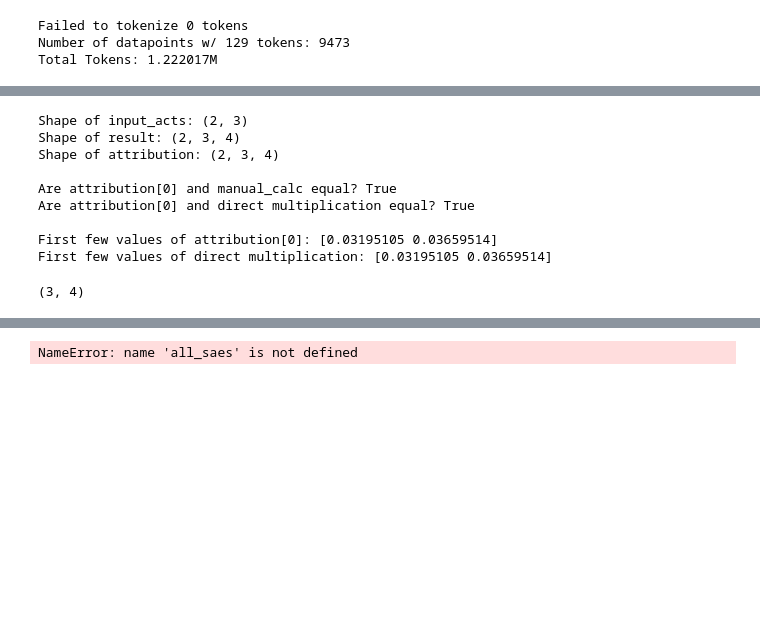
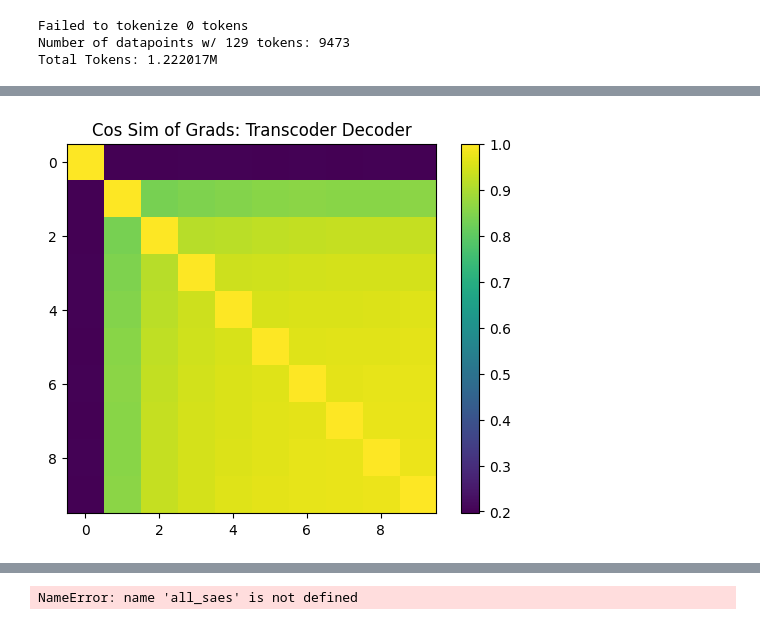
Before and after one commit to jannik-brinkmann/dictionary_learning, a Jupyter notebook: notebooks/sparse_attribution.ipynb, the cells around one changed output, grey strips where cells are left out. Cells and saved outputs as stored; diff of their text form; code cells hidden in the pictures; blank space fills up the shorter version.

```diff
--- a/notebooks/sparse_attribution.ipynb
+++ b/notebooks/sparse_attribution.ipynb
@@ -4,7 +4,7 @@ import torch
 device = torch.device("cuda" if torch.cuda.is_available() else "cpu")
 # %%
 llm = load_tinymodel()
-dataset = load_tinydataset(batch_size=1, max_seq_length=128, num_datapoints=10000)
+dataset = load_tinydataset(batch_size=1, max_seq_length=128, num_datapoints=10000, to_dataloader=False)
 all_saes = load_saes(k=30)
 # %% [output]
 Failed to tokenize 0 tokens
@@ -718,68 +134,40 @@ tensor([[-4.1819e-02,  1.4886e-02,  2.7657e-02, -5.0856e-03, -1.4936e-02,
-# %%
-import numpy as np
-
-# Create sample data
-b, k_inp, k_out = 2, 3, 4  # batch size, input size, output size
-input_acts = np.random.rand(b, k_inp)
-result = np.random.rand(b, k_inp, k_out)
-
-# Your original einsum operation
-attribution = einsum( input_acts, result, 'b k_inp, b k_inp k_out -> b k_inp k_out')
-
-# Let's look at what's happening for the first batch (index 0)
-print("Shape of input_acts:", input_acts.shape)
-print("Shape of result:", result.shape)
-print("Shape of attribution:", attribution.shape)
-
-# Manual calculation for comparison
-manual_calc = np.zeros((k_inp, k_out))
-for i in range(k_inp):
-    for j in range(k_out):
-        manual_calc[i,j] = input_acts[0,i] * result[0,i,j]
-
-print("\nAre attribution[0] and manual_calc equal?", np.allclose(attribution[0], manual_calc))
-
-# Direct multiplication comparison
-direct_mult = input_acts[0, :, None] * result[0]
-print("Are attribution[0] and direct multiplication equal?", np.allclose(attribution[0], direct_mult))
-
-# Let's see the actual values for a small slice
-print("\nFirst few values of attribution[0]:", attribution[0,0,:2])
-print("First few values of direct multiplication:", direct_mult[0,:2])
-# %% [output]
-Shape of input_acts: (2, 3)
-Shape of result: (2, 3, 4)
-Shape of attribution: (2, 3, 4)
-
-Are attribution[0] and manual_calc equal? True
-Are attribution[0] and direct multiplication equal? True
-
-First few values of attribution[0]: [0.03195105 0.03659514]
-First few values of direct multiplication: [0.03195105 0.03659514]
-# %%
-direct_mult.shape
-# %% [output]
-(3, 4)
 # %%
 # Compare the L2 MSE error between the gradients in an imshow matrix image
 import matplotlib.pyplot as plt
 import numpy as np
 
 def gradient_similarity(g1, g2):
     # g1, g2 are rectangular matrices of same shape
     # Flatten matrices into 1D vectors
     g1_flat = g1.reshape(-1)  # or g1.flatten()
     g2_flat = g2.reshape(-1)
 
     # Compute cosine similarity
     similarity = (g1_flat @ g2_flat) / (np.linalg.norm(g1_flat) * np.linalg.norm(g2_flat))
     return similarity
-grads_t_dec = torch.stack(grads_t_dec)
-# just do dec
+setting = "t_dec"
+# setting = "t_enc"
+# setting = "f_enc"
+if setting == "t_dec":
+    target_grads = torch.stack(grads_t_dec)
+    title = "Transcoder Decoder"
+elif setting == "t_enc":
+    target_grads = torch.stack(grads_t_enc)
+    title = "Transcoder Encoder"
+elif setting == "f_enc":
+    target_grads = torch.stack(grads_f_enc)
+    title = "Final Encoder"
 
 # Calculate the L2 MSE error between the gradients
-l2_mse_error = torch.zeros(grads_t_dec.shape[0], grads_t_dec.shape[0])
-for i in tqdm(range(grads_t_dec.shape[0])):
-    for j in range(grads_t_dec.shape[0]):
-        # l2_mse_error[i, j] = torch.nn.functional.mse_loss(grads_t_dec[i], grads_t_dec[j])
-        l2_mse_error[i, j] = gradient_similarity(grads_t_dec[i], grads_t_dec[j])
+l2_mse_error = torch.zeros(target_grads.shape[0], target_grads.shape[0])
+for i in tqdm(range(target_grads.shape[0])):
+    for j in range(target_grads.shape[0]):
+        # l2_mse_error[i, j] = torch.nn.functional.mse_loss(target_grads[i], target_grads[j])
+        l2_mse_error[i, j] = gradient_similarity(target_grads[i], target_grads[j])
+
+plt.imshow(l2_mse_error)
+plt.title("Cos Sim of Grads: "+title)
+plt.colorbar()
+plt.show()
+# %% [output]
+[figure, added]
```
Also changed, not shown: parts of 29 cells of this notebook.
